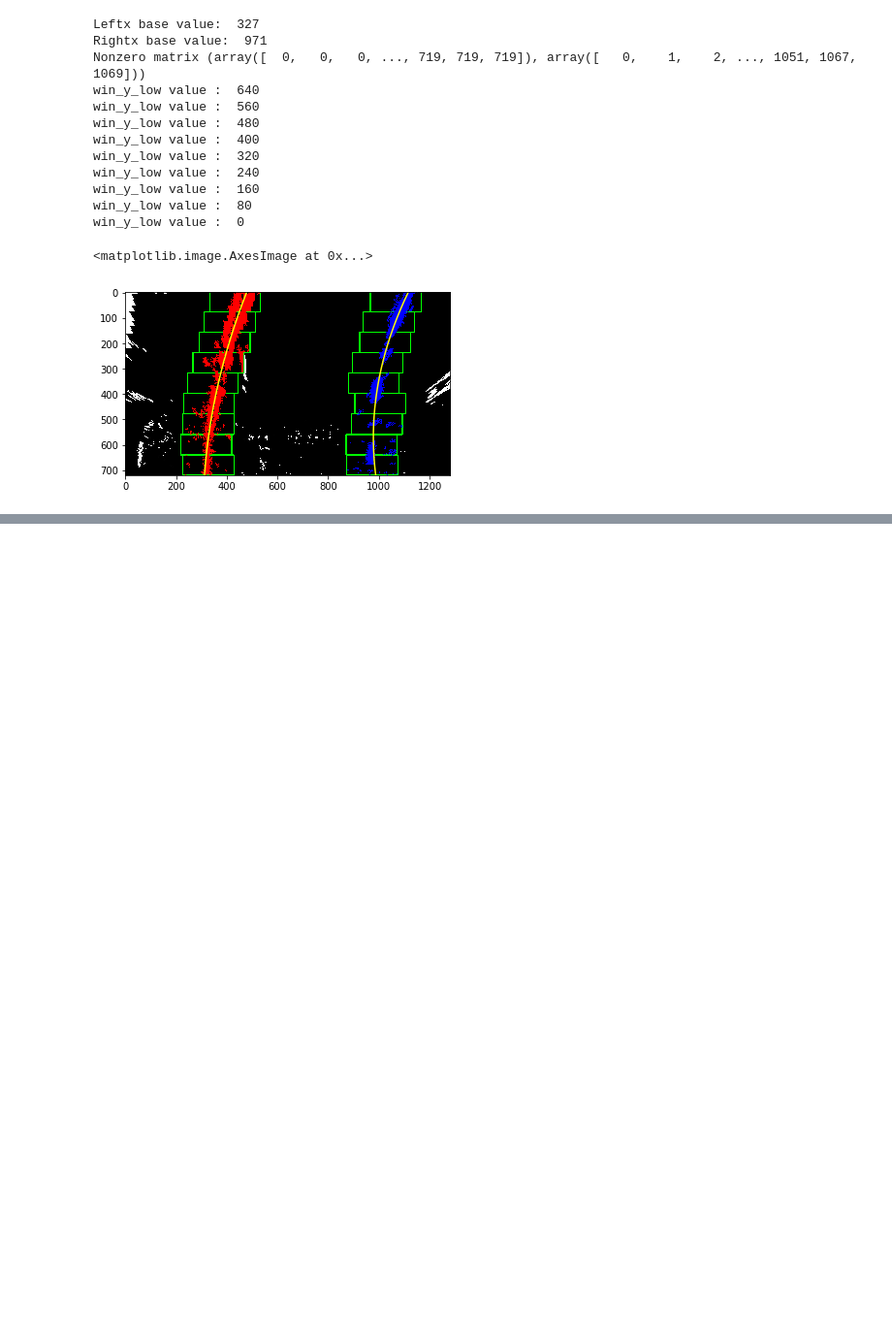
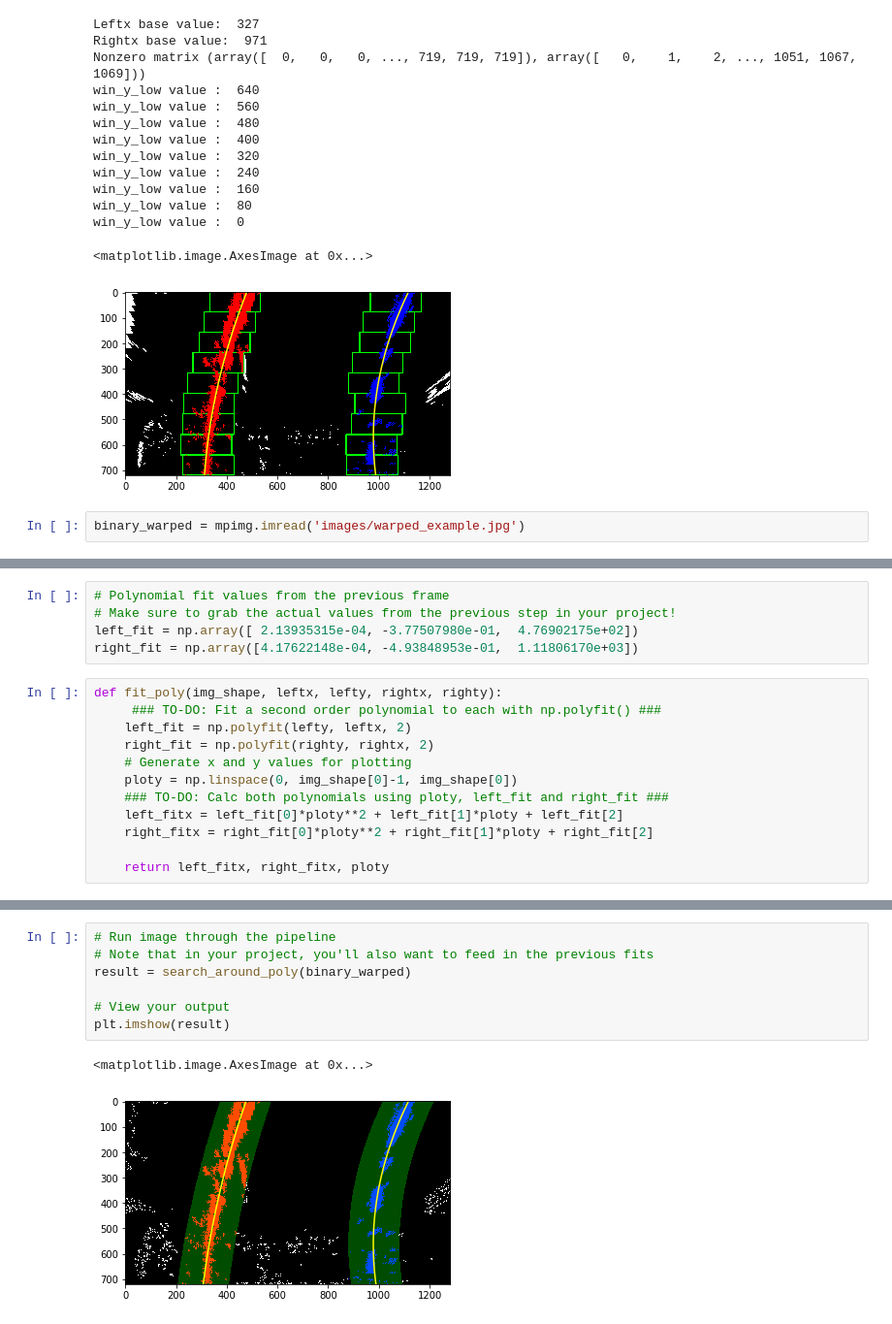
Before and after one commit to SamuelNavarro/SelfDriving, a Jupyter notebook: AdvancedLaneFinding/AdvancedComputerVision/AdvLaneFinding.ipynb, the cells around one changed output, grey strips where cells are left out. Shown at 97% size. Drawn from its saved outputs; the diff is of its cells as text; blank space fills up the shorter version.

```diff
--- a/AdvancedLaneFinding/AdvancedComputerVision/AdvLaneFinding.ipynb
+++ b/AdvancedLaneFinding/AdvancedComputerVision/AdvLaneFinding.ipynb
@@ -168,3 +168,5 @@ win_y_low value :  80
 win_y_low value :  0
 <matplotlib.image.AxesImage at 0x...>
 [figure]
+# %%
+binary_warped = mpimg.imread('images/warped_example.jpg')
@@ -170,0 +175,17 @@ win_y_low value :  0
+# %%
+# Polynomial fit values from the previous frame
+# Make sure to grab the actual values from the previous step in your project!
+left_fit = np.array([ 2.13935315e-04, -3.77507980e-01,  4.76902175e+02])
+right_fit = np.array([4.17622148e-04, -4.93848953e-01,  1.11806170e+03])
+# %%
+def fit_poly(img_shape, leftx, lefty, rightx, righty):
+     ### TO-DO: Fit a second order polynomial to each with np.polyfit() ###
+    left_fit = np.polyfit(lefty, leftx, 2)
+    right_fit = np.polyfit(righty, rightx, 2)
+    # Generate x and y values for plotting
+    ploty = np.linspace(0, img_shape[0]-1, img_shape[0])
+    ### TO-DO: Calc both polynomials using ploty, left_fit and right_fit ###
+    left_fitx = left_fit[0]*ploty**2 + left_fit[1]*ploty + left_fit[2]
+    right_fitx = right_fit[0]*ploty**2 + right_fit[1]*ploty + right_fit[2]
+
+    return left_fitx, right_fitx, ploty
@@ -170,0 +252,10 @@ win_y_low value :  0
+# %%
+# Run image through the pipeline
+# Note that in your project, you'll also want to feed in the previous fits
+result = search_around_poly(binary_warped)
+
+# View your output
+plt.imshow(result)
+# %% [output]
+<matplotlib.image.AxesImage at 0x...>
+[figure, added]
```
Also changed, not shown: parts of 4 cells of this notebook.
